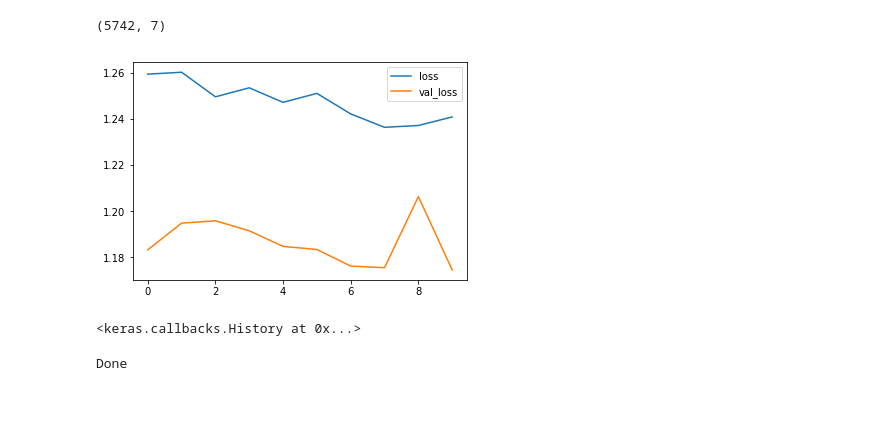
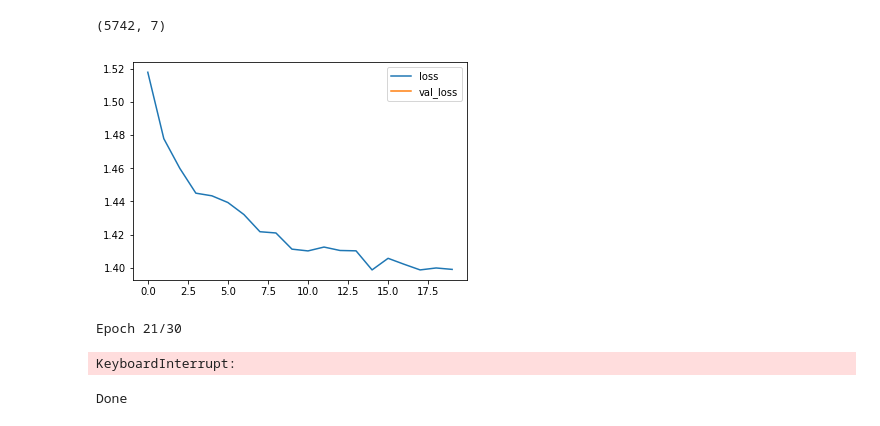
Before and after one commit to adibyte95/Emotion-detection, a Jupyter notebook: emoji_detection.ipynb, the cells around one changed output. Drawn from its saved outputs; the diff is of its cells as text; code cells hidden in the pictures.

```diff
--- a/emoji_detection.ipynb
+++ b/emoji_detection.ipynb
@@ -230,7 +232,17 @@ model.add(BatchNormalization())
 
 
 model.add(Flatten())
+
+model.add(Dense(256))
 model.add(Dropout(.5))
+model.add(BatchNormalization())
+
+
+model.add(Dense(128))
+model.add(Dropout(.5))
+model.add(BatchNormalization())
+
+
 # Output layer with 32 nodes (one for each possible letter/number we predict)
 model.add(Dense(7, activation="softmax"))
 
@@ -260,9 +272,9 @@ _________________________________________________________________
 # %%
 # fitting the model without data augmentation
 model.fit(X_train, y_train,
-          validation_data=[X_test,y_test],
+          validation_data=[X_test_lb,y_test_lb],
           callbacks = [plot_losses],
           batch_size=1000,
-          epochs=10,
+          epochs=30,
           verbose=1)
 # %% [output]
@@ -371,18 +355,17 @@ y_test = np_utils.to_categorical(encoded_y)
 y_test.shape
 # %% [output]
 (5742, 7)
-# %%
-checkpoint = keras.callbacks.ModelCheckpoint('model_new.h5', monitor='val_loss', verbose=0, save_best_only=True, save_weights_only=False, mode='auto', period=1)
-# fitting the model without data augmentation
-model.fit(X_train, y_train,
-          validation_data=[X_test,y_test],
-          callbacks = [plot_losses, checkpoint],
-          batch_size=1000,
-          epochs=10,
-          verbose=1)
-# %% [output]
-[figure, removed]
-<keras.callbacks.History at 0x...>
+# %%
+# using data augmentation
+model.fit_generator(gen.flow(X_train, y_train, batch_size=1000),
+                    callbacks = [plot_losses],
+                    verbose = 1,
+                    steps_per_epoch=len(X_train) / 1000,
+                    epochs=30)
+# %% [output]
+[figure, added]
+Epoch 21/30
+KeyboardInterrupt:
 # %%
 # to check how we scored on the public and private leaderboard
 # outputs are given on the data file
```
Also changed, not shown: parts of 14 cells of this notebook, 2 other files.
